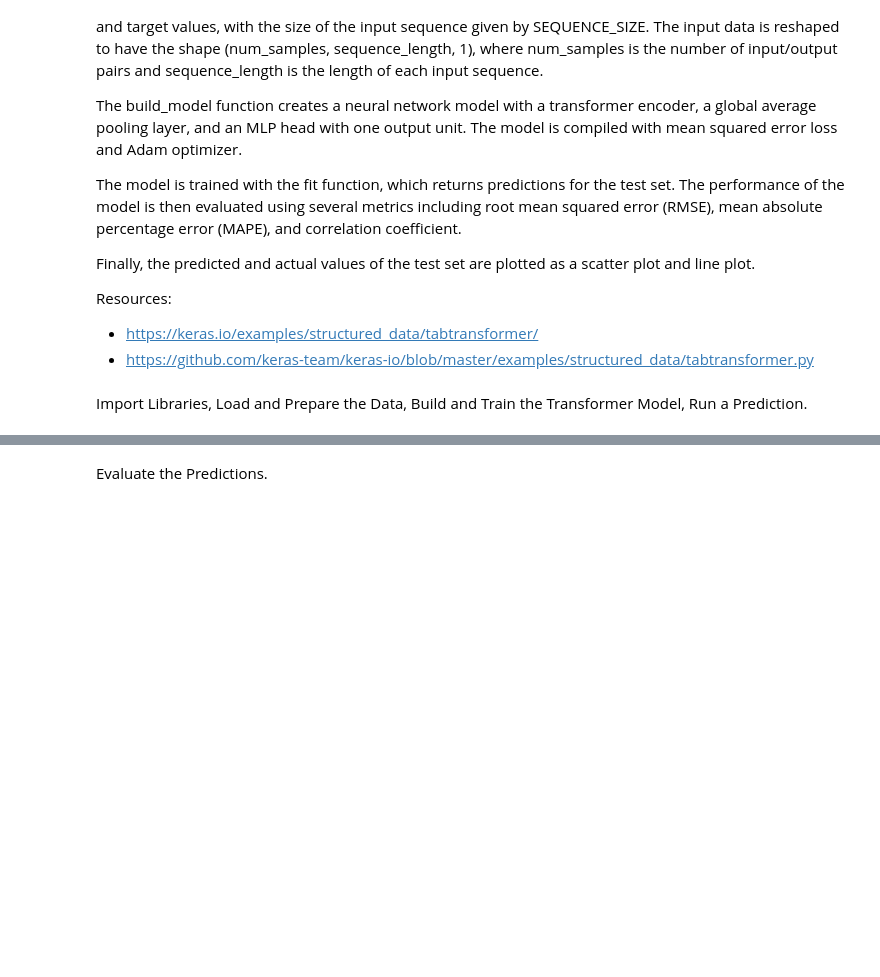
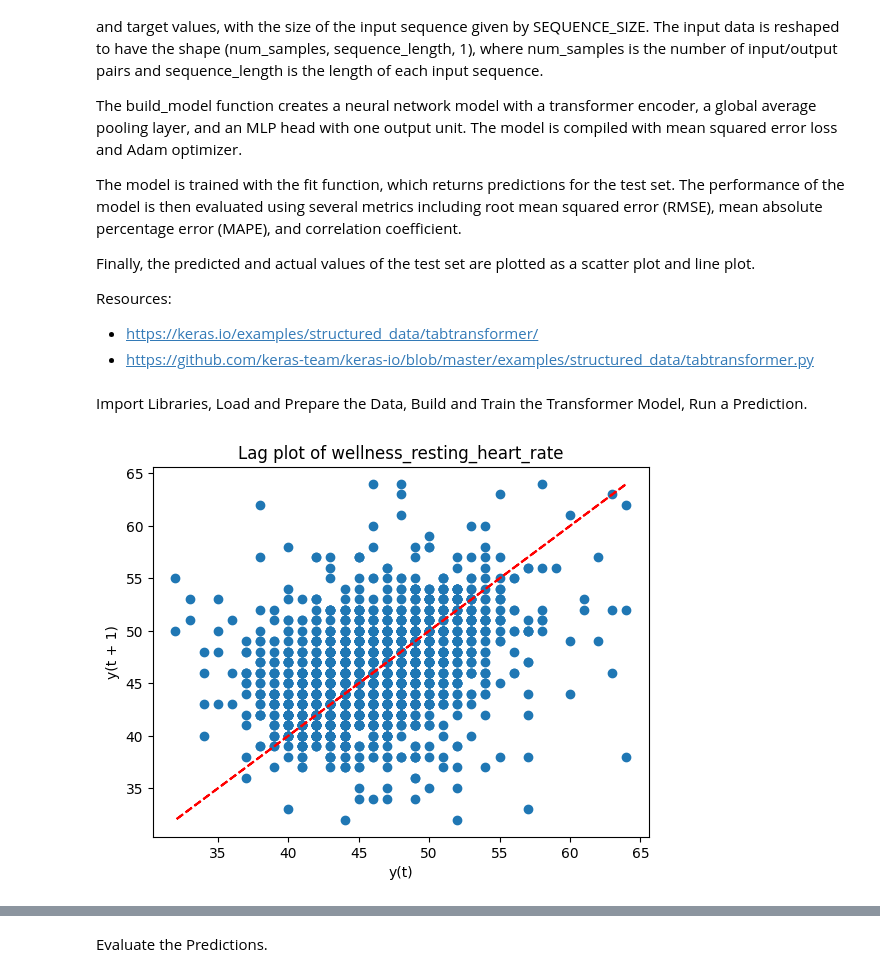
Before and after one commit to pgalko/ml_rest_hr_prediction_transformer, a Jupyter notebook: ml_keras_transformer_rest_hr_prediction.ipynb, the cells around one changed output, grey strips where cells are left out. Saved outputs shown, nothing was run; the diff lists cells and outputs as text; code cells hidden in the pictures; blank space fills up the shorter version.

```diff
--- a/ml_keras_transformer_rest_hr_prediction.ipynb
+++ b/ml_keras_transformer_rest_hr_prediction.ipynb
@@ -23,6 +23,7 @@ Resources:
 Import Libraries, Load and Prepare the Data, Build and Train the Transformer Model, Run a Prediction.
 # %%
 import pandas as pd
+from pandas.plotting import lag_plot
 import datetime
 import numpy as np
 from scipy.stats import pearsonr
@@ -39,6 +40,19 @@ data = pd.read_csv("Wellness_Data_All.csv")
 data = data.dropna(subset=['wellness_resting_heart_rate'])
 
 data = data[['calendar_date','wellness_resting_heart_rate']]
+
+# Exclude outliers
+data = data[data['wellness_resting_heart_rate']>30]
+
+# Plot lag plot of wellness_resting_heart_rate to check for autocorrelation.
+# Comparing the values of the current time step with the values of the previous time step.
+lag_plot(data['wellness_resting_heart_rate'])
+#plot line of best fit
+z = np.polyfit(data['wellness_resting_heart_rate'], data['wellness_resting_heart_rate'], 1)
+p = np.poly1d(z)
+plt.plot(data['wellness_resting_heart_rate'],p(data['wellness_resting_heart_rate']),"r--")
+plt.title('Lag plot of wellness_resting_heart_rate')
+plt.show()
 
 pred_column = 'wellness_resting_heart_rate'
 
@@ -119,31 +133,32 @@ model = build_model(
     head_size=256,
     num_heads=4,
     ff_dim=4,
     num_transformer_blocks=4,
     mlp_units=[128],
     mlp_dropout=0.4,
     dropout=0.25,
     num_layers=6,# PG:Default is 6
 )
 
 model.compile(
     loss="mean_squared_error",
     optimizer=keras.optimizers.Adam(learning_rate=1e-4)
 )
 #model.summary()
 
 callbacks = [keras.callbacks.EarlyStopping(patience=10, \
     restore_best_weights=True)]
 
 model.fit(
     x_train,
     y_train,
     validation_split=0.2,
     epochs=200,
     batch_size=64,
     callbacks=callbacks,
 )
 
 pred = model.predict(x_test)
 # %% [output]
+[figure, added]
 Epoch 1/200
```
Also changed, not shown: parts of 3 cells of this notebook.
